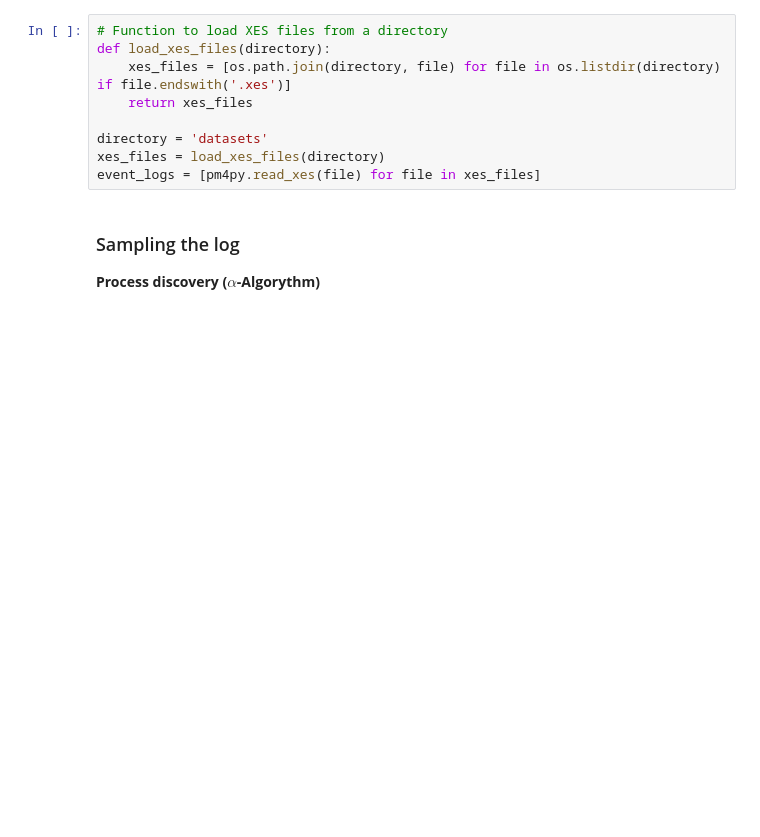
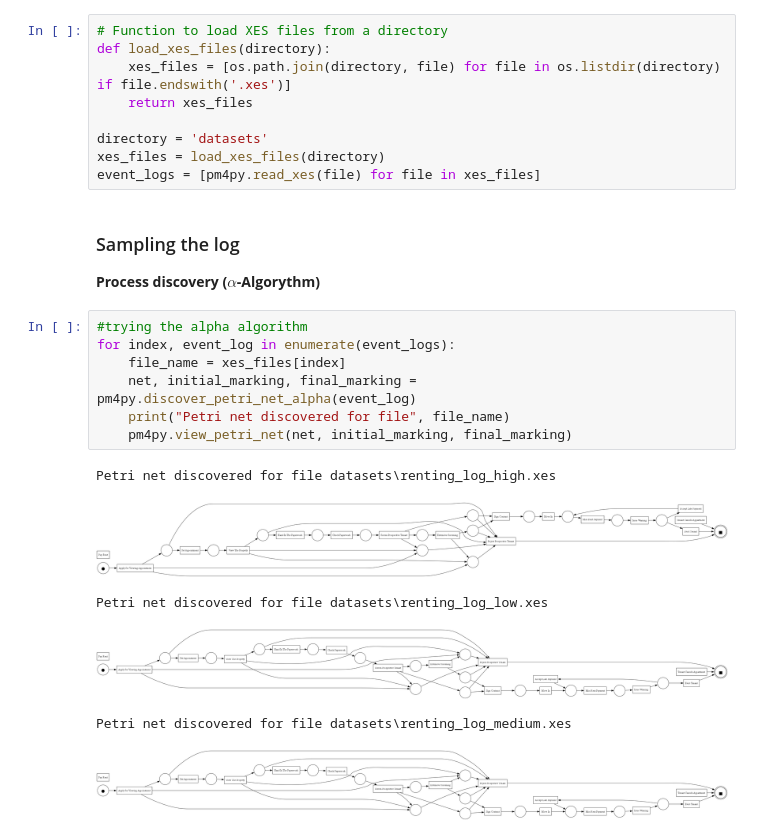
Before and after one commit to lrassindrame/Case_study_renting, a Jupyter notebook: case_study_renting.ipynb, the cells around one changed output. Saved outputs shown, nothing was run; the diff lists cells and outputs as text; blank space fills up the shorter version.

Commit message:
feat: Application Alpha algorithm sur dataset (#1)
TODO : Justifier les réusltats

```diff
--- a/case_study_renting.ipynb
+++ b/case_study_renting.ipynb
@@ -25,3 +25,17 @@ event_logs = [pm4py.read_xes(file) for file in xes_files]
 # %% [markdown]
 ### Sampling the log
 **Process discovery ($\alpha$-Algorythm)**
+# %%
+#trying the alpha algorithm
+for index, event_log in enumerate(event_logs):
+    file_name = xes_files[index]
+    net, initial_marking, final_marking = pm4py.discover_petri_net_alpha(event_log)
+    print("Petri net discovered for file", file_name)
+    pm4py.view_petri_net(net, initial_marking, final_marking)
+# %% [output]
+Petri net discovered for file datasets\renting_log_high.xes
+[figure, added]
+Petri net discovered for file datasets\renting_log_low.xes
+[figure, added]
+Petri net discovered for file datasets\renting_log_medium.xes
+[figure, added]
```
